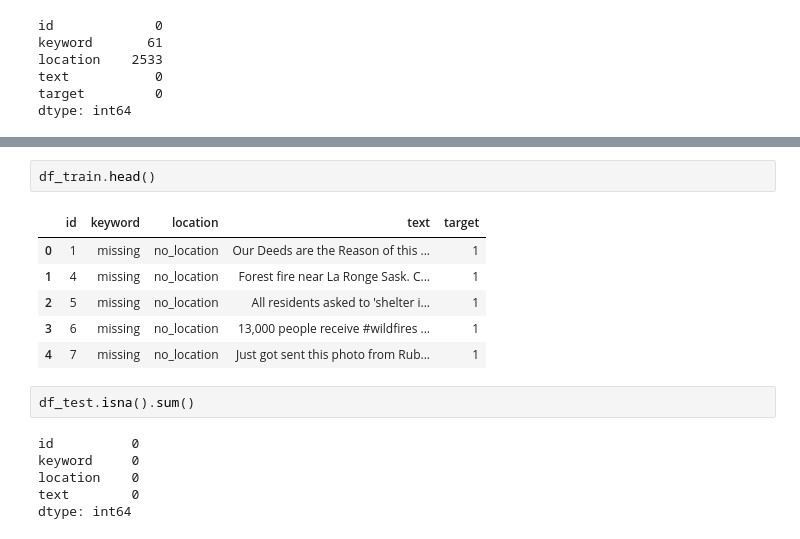
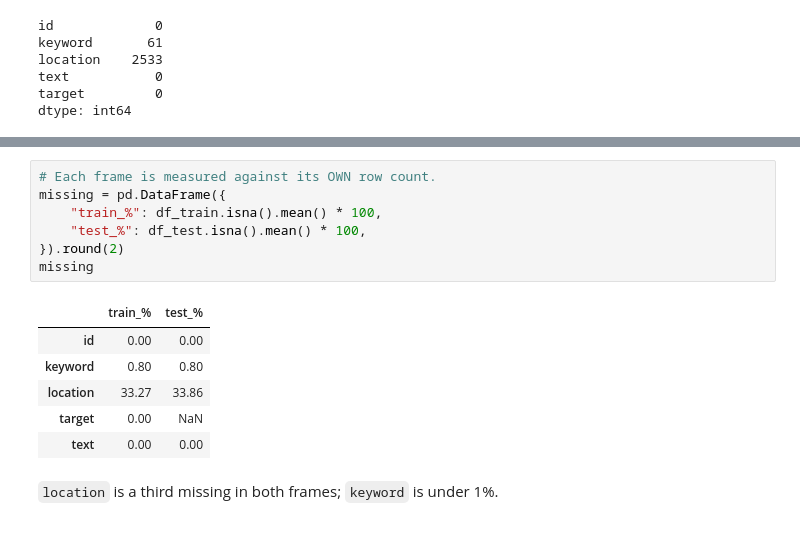
Before and after one commit to Superkai017/NLP_Starter-Disaster-Tweet, a Jupyter notebook: notebook/eda.ipynb, the cells around one changed output, grey strips where cells are left out. Drawn from its saved outputs; the diff is of its cells as text.

```diff
--- a/notebook/eda.ipynb
+++ b/notebook/eda.ipynb
@@ -76,17 +68,16 @@ dtype: int64
-# %%
-df_train.head()
-# %% [output]
-|  | id | keyword | location | text | target |
-| 0 | 1 | missing | no_location | Our Deeds are the Reason of this ... | 1 |
-| 1 | 4 | missing | no_location | Forest fire near La Ronge Sask. C... | 1 |
-| 2 | 5 | missing | no_location | All residents asked to 'shelter i... | 1 |
-| 3 | 6 | missing | no_location | 13,000 people receive #wildfires ... | 1 |
-| 4 | 7 | missing | no_location | Just got sent this photo from Rub... | 1 |
-# %%
-df_test.isna().sum()
-# %% [output]
-id          0
-keyword     0
-location    0
-text        0
-dtype: int64
+# %%
+# Each frame is measured against its OWN row count.
+missing = pd.DataFrame({
+    "train_%": df_train.isna().mean() * 100,
+    "test_%": df_test.isna().mean() * 100,
+}).round(2)
+missing
+# %% [output]
+|  | train_% | test_% |
+| id | 0.00 | 0.00 |
+| keyword | 0.80 | 0.80 |
+| location | 33.27 | 33.86 |
+| target | 0.00 | NaN |
+| text | 0.00 | 0.00 |
+# %% [markdown]
+`location` is a third missing in both frames; `keyword` is under 1%.
```
Also changed, not shown: parts of 35 cells of this notebook, 11 other files.
